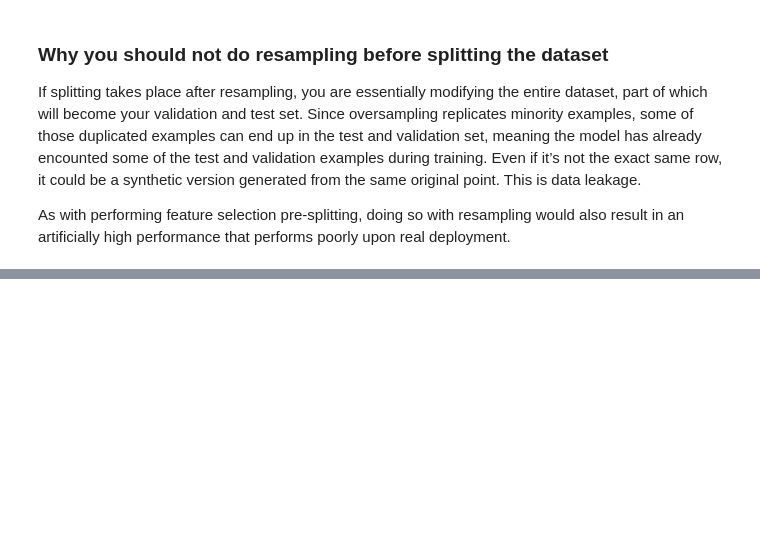
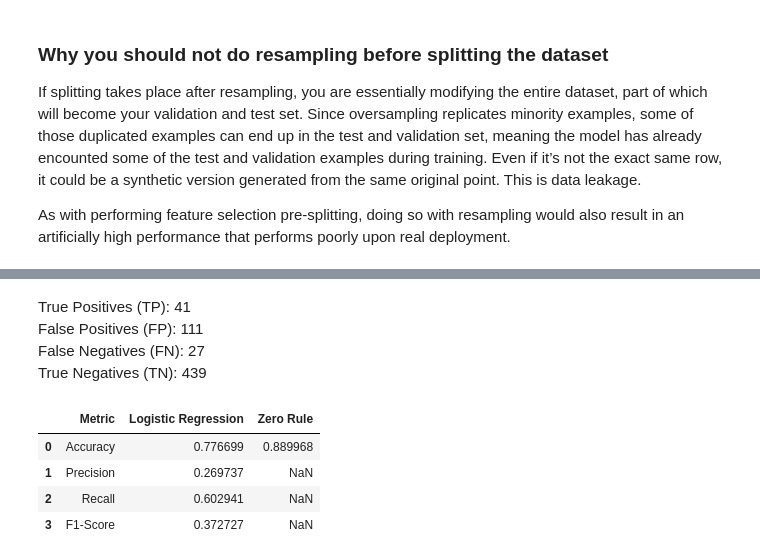
Before and after one commit to lamamoucattashieu/ML-fundamentals-2026, a Jupyter notebook: assignment1_lama_moucattash.ipynb, the cells around one changed output, grey strips where cells are left out. Drawn from its saved outputs; the diff is of its cells as text; code cells hidden in the pictures; blank space fills up the shorter version.

```diff
--- a/assignment1_lama_moucattash.ipynb
+++ b/assignment1_lama_moucattash.ipynb
@@ -784,0 +858,37 @@ Moreover, based on the particular use case and priorities of the company, the F1
+# %% [markdown]
+True Positives (TP): 41
+False Positives (FP): 111
+False Negatives (FN): 27
+True Negatives (TN): 439
+# %%
+# metric summary table
+from sklearn.metrics import accuracy_score, precision_score, recall_score, f1_score
+import pandas as pd
+
+# Zero Rule baseline
+majority_class = y_train.value_counts().idxmax()
+y_val_pred_zero = [majority_class] * len(y_val)
+
+results_df = pd.DataFrame({
+    "Metric": ["Accuracy", "Precision", "Recall", "F1-Score"],
+    "Logistic Regression": [
+        accuracy_score(y_val, y_val_pred),
+        precision_score(y_val, y_val_pred, pos_label="yes"),
+        recall_score(y_val, y_val_pred, pos_label="yes"),
+        f1_score(y_val, y_val_pred, pos_label="yes")
+    ],
+    "Zero Rule": [
+        accuracy_score(y_val, y_val_pred_zero),
+        None,
+        None,
+        None
+    ]
+})
+
+results_df
+# %% [output]
+|  | Metric | Logistic Regression | Zero Rule |
+| 0 | Accuracy | 0.776699 | 0.889968 |
+| 1 | Precision | 0.269737 | NaN |
+| 2 | Recall | 0.602941 | NaN |
+| 3 | F1-Score | 0.372727 | NaN |
```
Also changed, not shown: parts of 7 cells of this notebook.
